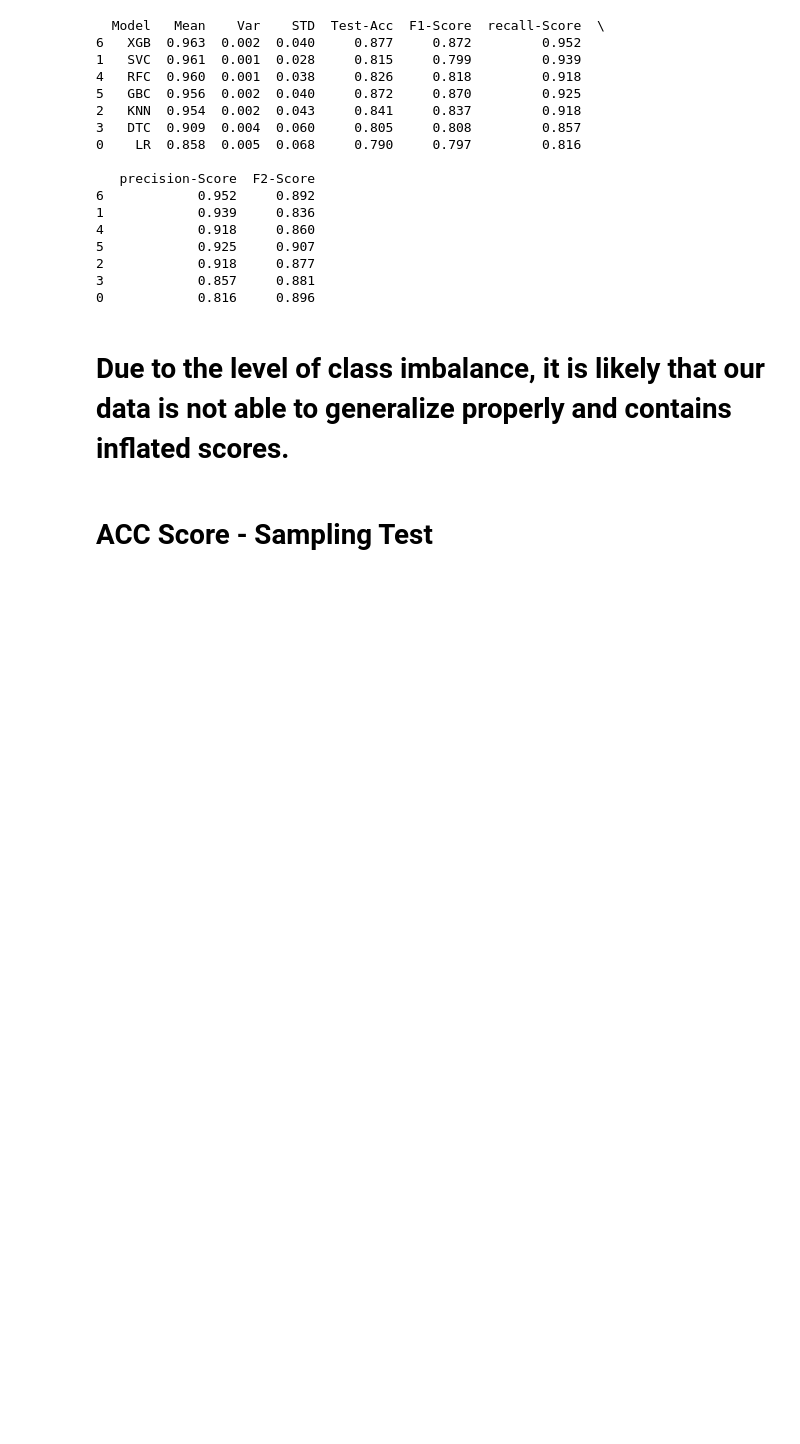
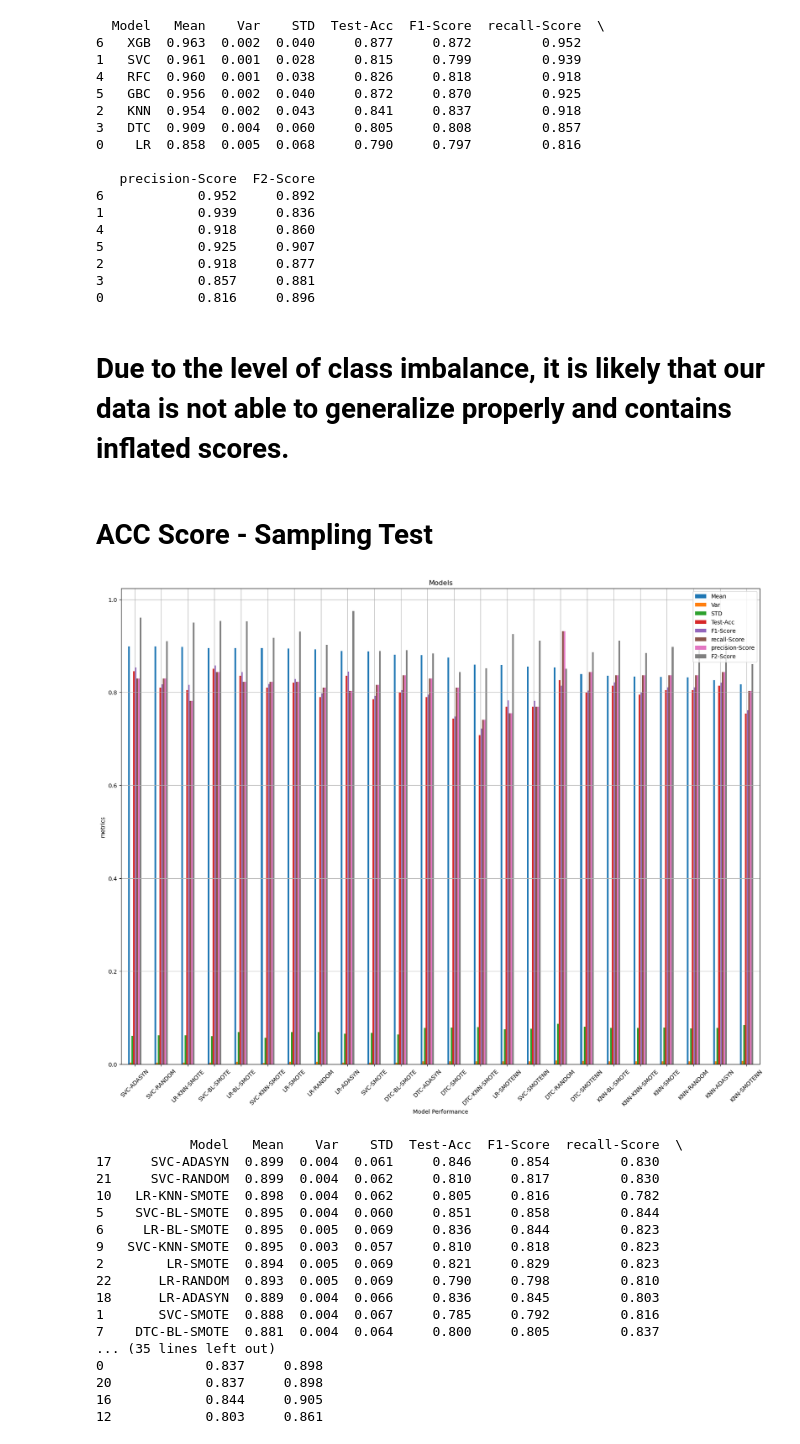
Before and after one commit to MaukanMir/Parkinsons-Classification-Analysis, a Jupyter notebook: training.ipynb, the cells around one changed output. Cells and saved outputs as stored; diff of their text form; code cells hidden in the pictures; blank space fills up the shorter version.

Commit message:
added new models

```diff
--- a/training.ipynb
+++ b/training.ipynb
@@ -49,7 +49,7 @@ def check_class_balance(target):
 
 def plot_model_performance(df, y, axis):
 
-  fig, ax = plt.subplots(figsize=(20, 12))
+  fig, ax = plt.subplots(figsize=(20, 15))
   df.plot.bar(x="Model", y=y, ax=ax)
   ax.set_xlabel("Model Performance")
   ax.set_ylabel(axis)
@@ -462,4 +462,27 @@ test_selected_models(model_names, models, X, y, f2_metric)
 # %%
 sample_model_names = ["SMOTE", "BL-SMOTE", "KNN-SMOTE", "SMOTENN", "ADASYN", "RANDOM"]
 sample_models = grab_selected_sampling_models(sample_model_names)
+# %%
+model_names = ["KNN", "SVC", "LR", "DTC"]
+grab_selected_models(model_names)
+test_selected_sampling_models(sample_model_names, sample_models, model_names, models, X, y, acc_metric)
+# %% [output]
+[figure, added]
+            Model   Mean    Var    STD  Test-Acc  F1-Score  recall-Score  \
+17     SVC-ADASYN  0.899  0.004  0.061     0.846     0.854         0.830
+21     SVC-RANDOM  0.899  0.004  0.062     0.810     0.817         0.830
+10   LR-KNN-SMOTE  0.898  0.004  0.062     0.805     0.816         0.782
+5    SVC-BL-SMOTE  0.895  0.004  0.060     0.851     0.858         0.844
+6     LR-BL-SMOTE  0.895  0.005  0.069     0.836     0.844         0.823
+9   SVC-KNN-SMOTE  0.895  0.003  0.057     0.810     0.818         0.823
+2        LR-SMOTE  0.894  0.005  0.069     0.821     0.829         0.823
+22      LR-RANDOM  0.893  0.005  0.069     0.790     0.798         0.810
+18      LR-ADASYN  0.889  0.004  0.066     0.836     0.845         0.803
+1       SVC-SMOTE  0.888  0.004  0.067     0.785     0.792         0.816
+7    DTC-BL-SMOTE  0.881  0.004  0.064     0.800     0.805         0.837
+... (35 lines left out)
+0             0.837     0.898
+20            0.837     0.898
+16            0.844     0.905
+12            0.803     0.861
 # %%
```
Also changed, not shown: parts of 1 cell of this notebook.
